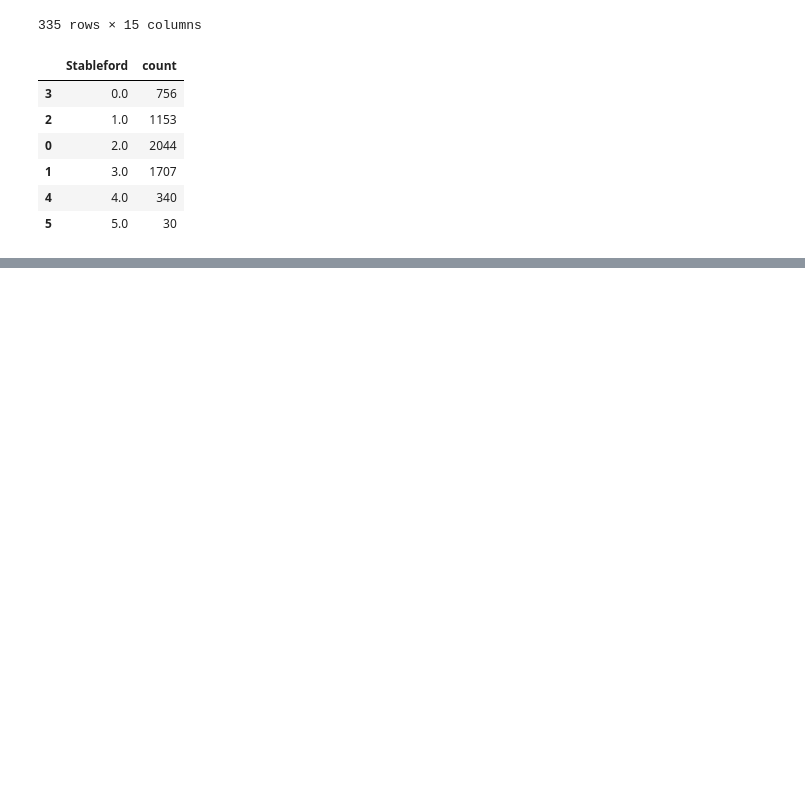
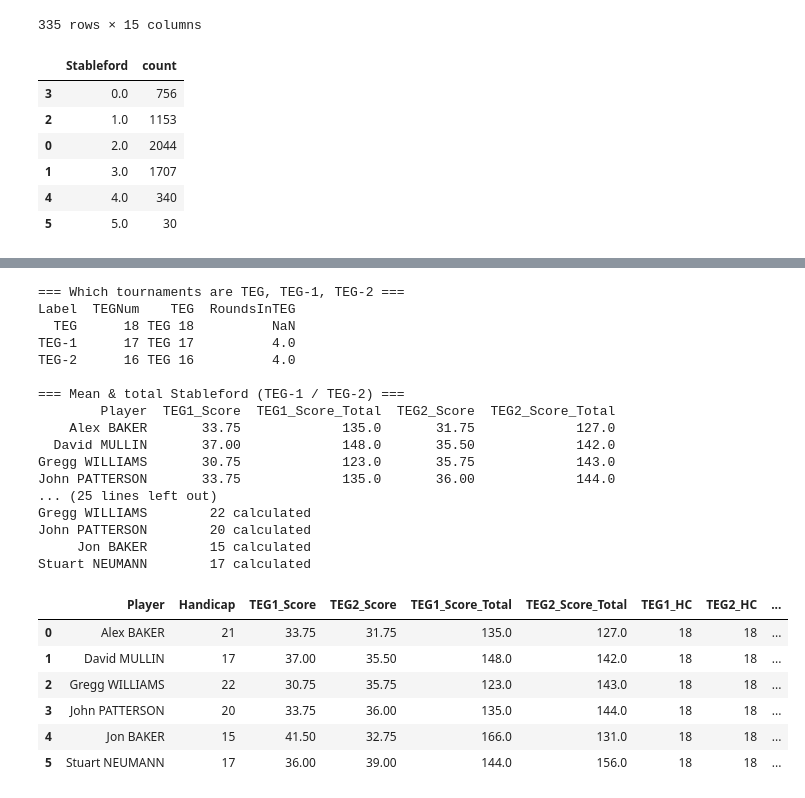
Before and after one commit to jonbaker99/teg_v2, a Jupyter notebook: dev_notebooks/round_info_test.ipynb, the cells around one changed output, grey strips where cells are left out. Cells and saved outputs as stored; diff of their text form; code cells hidden in the pictures; blank space fills up the shorter version.

Commit message:
draft handicap update

```diff
--- a/dev_notebooks/round_info_test.ipynb
+++ b/dev_notebooks/round_info_test.ipynb
@@ -50,3 +50,11 @@ all_data['Stableford'].value_counts().reset_index().sort_values(by='Stableford')
 | 1 | 3.0 | 1707 |
 | 4 | 4.0 | 340 |
 | 5 | 5.0 | 30 |
+# %%
+from utils import calculate_handicaps_for_teg, load_all_data
+
+all_data = load_all_data()
+
+hc = calculate_handicaps_for_teg(target_teg_num = 18, all_data = all_data, include_incomplete = True)
+
+print(hc)
@@ -52,0 +354,3 @@ all_data['Stableford'].value_counts().reset_index().sort_values(by='Stableford')
+# %%
+calculate_handicaps_for_teg_new(target_teg_num=18,all_data=all_data,include_incomplete=False,debug=True,debug_print=True)
+# %% [output]
@@ -52,0 +360,24 @@ all_data['Stableford'].value_counts().reset_index().sort_values(by='Stableford')
+=== Which tournaments are TEG, TEG-1, TEG-2 ===
+Label  TEGNum    TEG  RoundsInTEG
+  TEG      18 TEG 18          NaN
+TEG-1      17 TEG 17          4.0
+TEG-2      16 TEG 16          4.0
+
+=== Mean & total Stableford (TEG-1 / TEG-2) ===
+        Player  TEG1_Score  TEG1_Score_Total  TEG2_Score  TEG2_Score_Total
+    Alex BAKER       33.75             135.0       31.75             127.0
+  David MULLIN       37.00             148.0       35.50             142.0
+Gregg WILLIAMS       30.75             123.0       35.75             143.0
+John PATTERSON       33.75             135.0       36.00             144.0
+... (25 lines left out)
+Gregg WILLIAMS        22 calculated
+John PATTERSON        20 calculated
+     Jon BAKER        15 calculated
+Stuart NEUMANN        17 calculated
+|  | Player | Handicap | TEG1_Score | TEG2_Score | TEG1_Score_Total | TEG2_Score_Total | TEG1_HC | TEG2_HC | ... |
+| 0 | Alex BAKER | 21 | 33.75 | 31.75 | 135.0 | 127.0 | 18 | 18 | ... |
+| 1 | David MULLIN | 17 | 37.00 | 35.50 | 148.0 | 142.0 | 18 | 18 | ... |
+| 2 | Gregg WILLIAMS | 22 | 30.75 | 35.75 | 123.0 | 143.0 | 18 | 18 | ... |
+| 3 | John PATTERSON | 20 | 33.75 | 36.00 | 135.0 | 144.0 | 18 | 18 | ... |
+| 4 | Jon BAKER | 15 | 41.50 | 32.75 | 166.0 | 131.0 | 18 | 18 | ... |
+| 5 | Stuart NEUMANN | 17 | 36.00 | 39.00 | 144.0 | 156.0 | 18 | 18 | ... |
```
Also changed, not shown: parts of 4 cells of this notebook, 3 other files.
